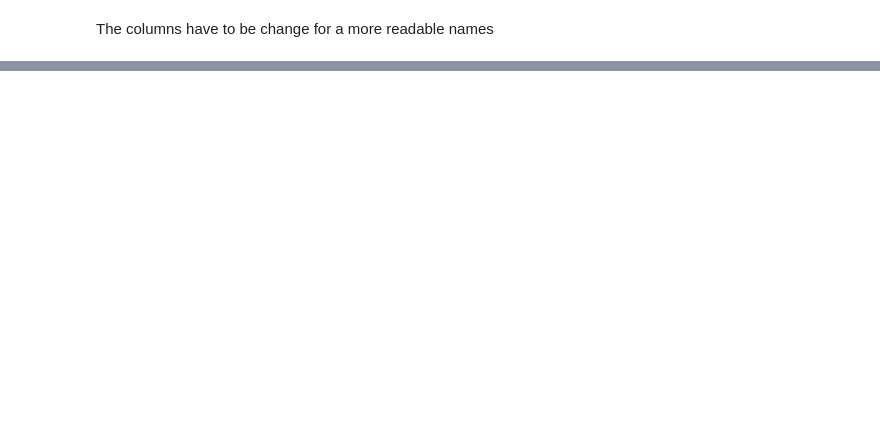
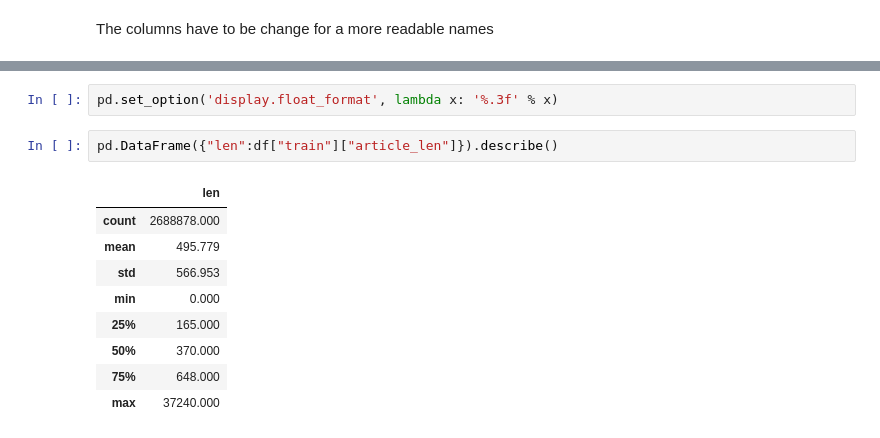
Before and after one commit to rafael-ariascalles/nlp-glg-clustering-pipeline, a Jupyter notebook: notebooks/dataUnderstanding.ipynb, the cells around one changed output, grey strips where cells are left out. Cells and saved outputs as stored; diff of their text form; blank space fills up the shorter version.

```diff
--- a/notebooks/dataUnderstanding.ipynb
+++ b/notebooks/dataUnderstanding.ipynb
@@ -116,0 +89,14 @@ only showing top 50 rows
+# %%
+pd.set_option('display.float_format', lambda x: '%.3f' % x)
+# %%
+pd.DataFrame({"len":df["train"]["article_len"]}).describe()
+# %% [output]
+|  | len |
+| count | 2688878.000 |
+| mean | 495.779 |
+| std | 566.953 |
+| min | 0.000 |
+| 25% | 165.000 |
+| 50% | 370.000 |
+| 75% | 648.000 |
+| max | 37240.000 |
```
Also changed, not shown: parts of 23 cells of this notebook, 1 other file.
